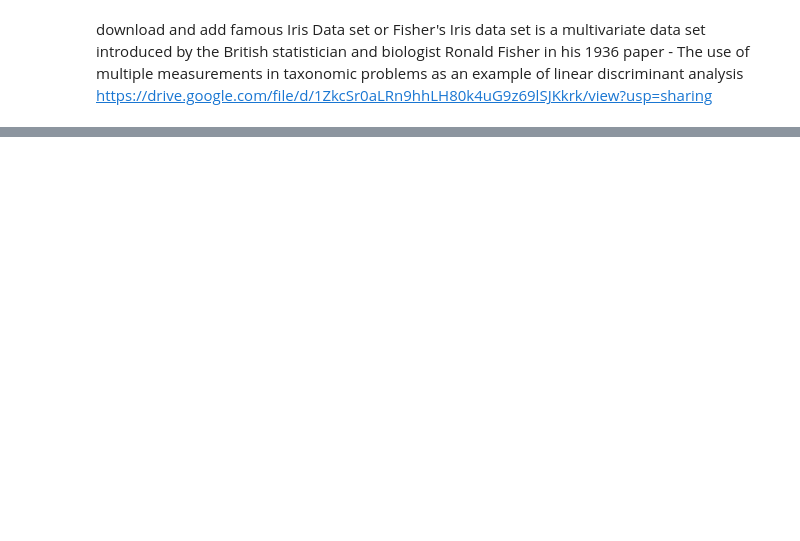
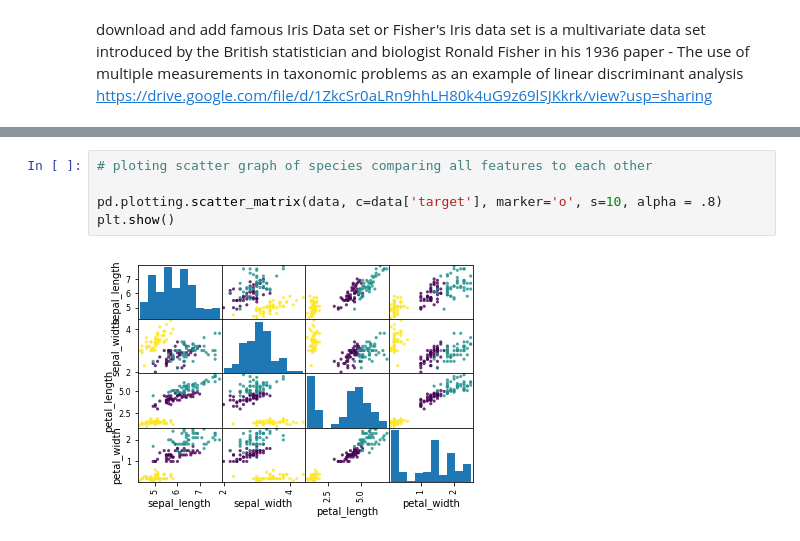
Before and after one commit to mikislin/summer20-Intro-python, a Jupyter notebook: 08_Pandas_Lecture.ipynb, the cells around one changed output, grey strips where cells are left out. Drawn from its saved outputs; the diff is of its cells as text; blank space fills up the shorter version.

```diff
--- a/08_Pandas_Lecture.ipynb
+++ b/08_Pandas_Lecture.ipynb
@@ -100,0 +387,7 @@ https://drive.google.com/file/d/1ZkcSr0aLRn9hhLH80k4uG9z69lSJKkrk/view?usp=shari
+# %%
+# ploting scatter graph of species comparing all features to each other
+
+pd.plotting.scatter_matrix(data, c=data['target'], marker='o', s=10, alpha = .8)
+plt.show()
+# %% [output]
+[figure, added]
```
Also changed, not shown: parts of 57 cells of this notebook.
